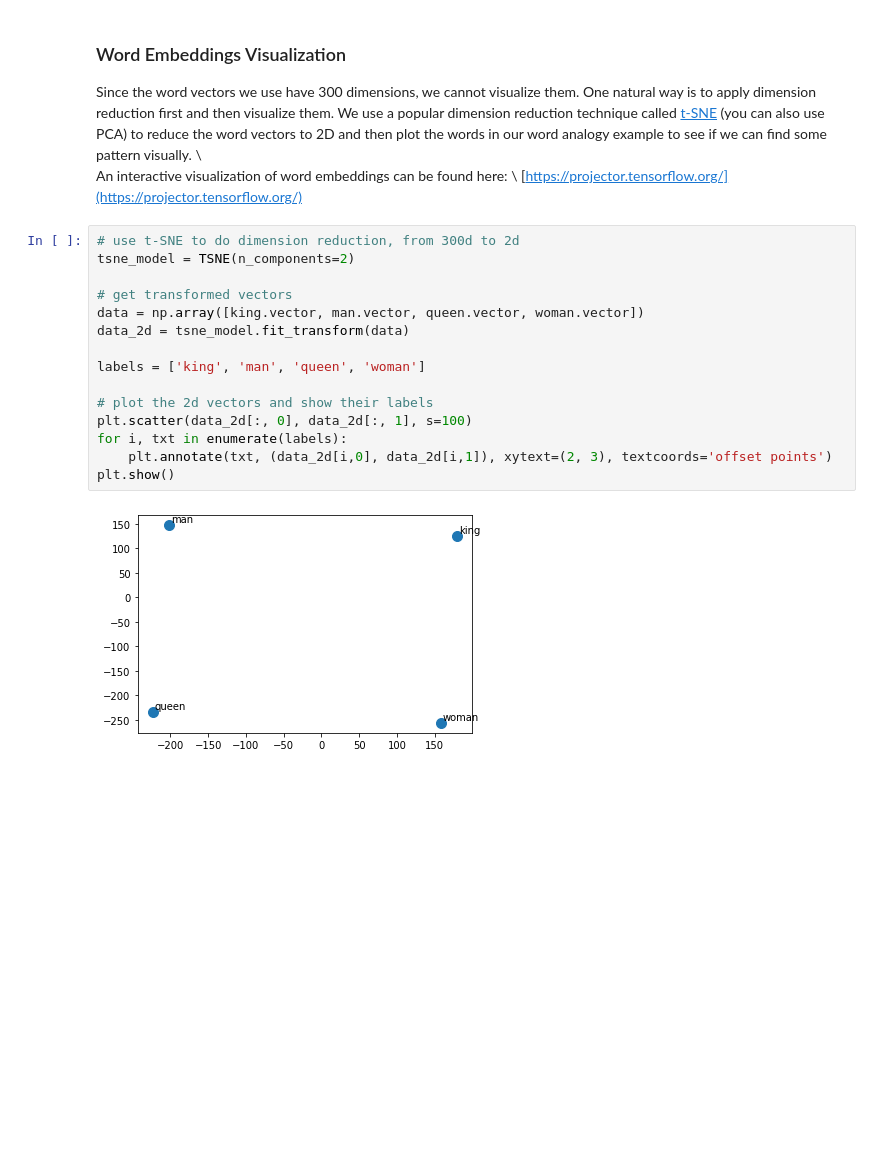
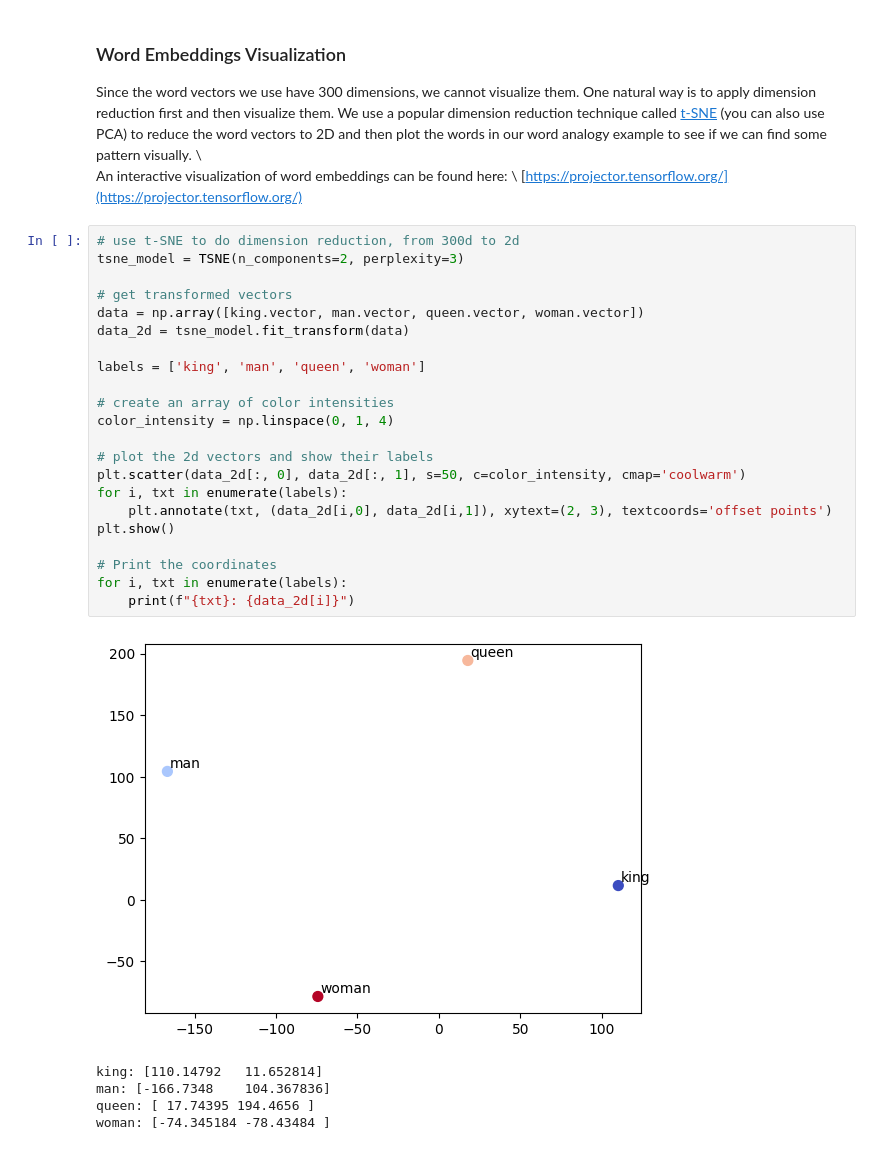
Before and after one commit to WilliamShengYangHuang/RC18_Machine_Learning, a Jupyter notebook: Word2Vec.ipynb, the cells around one changed output. Saved outputs shown, nothing was run; the diff lists cells and outputs as text; blank space fills up the shorter version.

```diff
--- a/Word2Vec.ipynb
+++ b/Word2Vec.ipynb
@@ -266,18 +329,29 @@ An interactive visualization of word embeddings can be found here: \\
 [https://projector.tensorflow.org/](https://projector.tensorflow.org/)
 # %%
 # use t-SNE to do dimension reduction, from 300d to 2d
-tsne_model = TSNE(n_components=2)
+tsne_model = TSNE(n_components=2, perplexity=3)
 
 # get transformed vectors
 data = np.array([king.vector, man.vector, queen.vector, woman.vector])
 data_2d = tsne_model.fit_transform(data)
 
 labels = ['king', 'man', 'queen', 'woman']
 
+# create an array of color intensities
+color_intensity = np.linspace(0, 1, 4)
+
 # plot the 2d vectors and show their labels
-plt.scatter(data_2d[:, 0], data_2d[:, 1], s=100)
+plt.scatter(data_2d[:, 0], data_2d[:, 1], s=50, c=color_intensity, cmap='coolwarm')
 for i, txt in enumerate(labels):
     plt.annotate(txt, (data_2d[i,0], data_2d[i,1]), xytext=(2, 3), textcoords='offset points')
 plt.show()
+
+# Print the coordinates
+for i, txt in enumerate(labels):
+    print(f"{txt}: {data_2d[i]}")
 # %% [output]
-[figure, old version]
+[figure, new version]
+king: [110.14792   11.652814]
+man: [-166.7348    104.367836]
+queen: [ 17.74395 194.4656 ]
+woman: [-74.345184 -78.43484 ]
```
Also changed, not shown: parts of 20 cells of this notebook.
